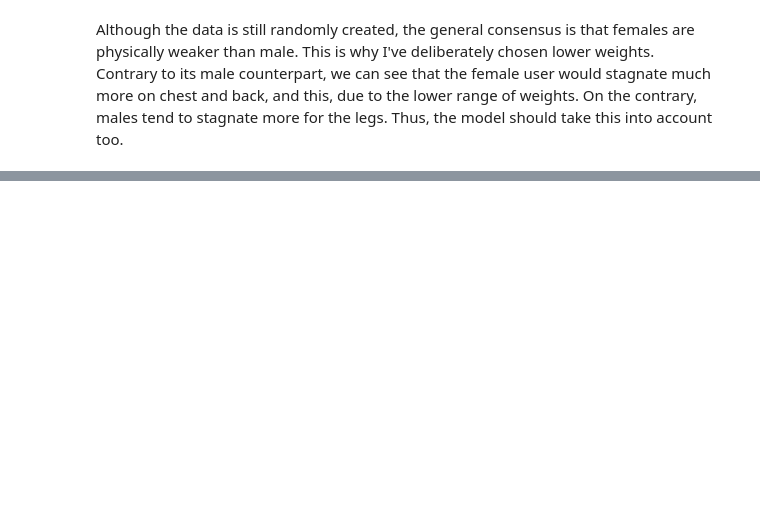
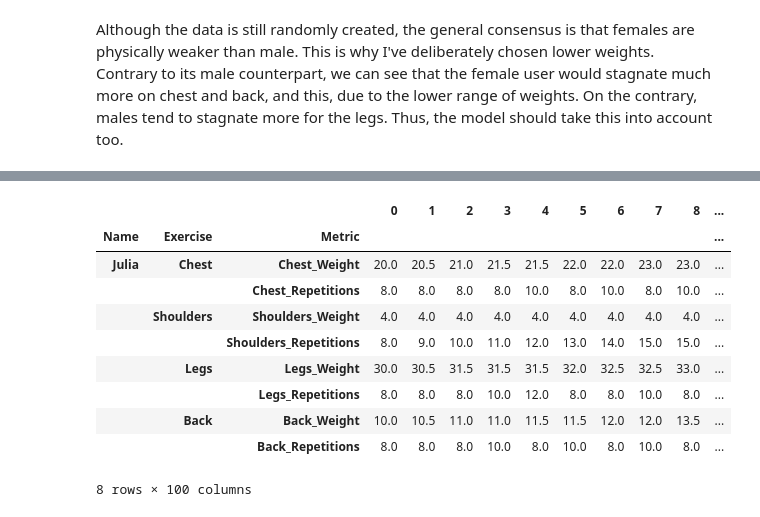
Before and after one commit to Clement733/workout_planner, a Jupyter notebook: data_improvement.ipynb, the cells around one changed output, grey strips where cells are left out. Saved outputs shown, nothing was run; the diff lists cells and outputs as text; code cells hidden in the pictures; blank space fills up the shorter version.

```diff
--- a/data_improvement.ipynb
+++ b/data_improvement.ipynb
@@ -216,0 +243,22 @@ Contrary to its male counterpart, we can see that the female user would stagnate
+# %%
+arrays = [
+    np.array(['Julia', 'Julia', 'Julia', 'Julia', 'Julia', 'Julia', 'Julia', 'Julia']),
+    np.array(['Chest', 'Chest', 'Shoulders', 'Shoulders', 'Legs', 'Legs', 'Back', 'Back']),
+    np.array(['Chest_Weight', 'Chest_Repetitions', 'Shoulders_Weight', 'Shoulders_Repetitions', 'Legs_Weight',
+              'Legs_Repetitions', 'Back_Weight', 'Back_Repetitions'])
+]
+index = pd.MultiIndex.from_arrays(arrays, names=('Name', 'Exercise', 'Metric'))
+df_julia = pd.DataFrame(list_julia, index=index)
+df_julia
+# %% [output]
+|  |  |  | 0 | 1 | 2 | 3 | 4 | 5 | 6 | 7 | 8 | ... |
+| Name | Exercise | Metric |  |  |  |  |  |  |  |  |  | ... |
+| Julia | Chest | Chest_Weight | 20.0 | 20.5 | 21.0 | 21.5 | 21.5 | 22.0 | 22.0 | 23.0 | 23.0 | ... |
+|  |  | Chest_Repetitions | 8.0 | 8.0 | 8.0 | 8.0 | 10.0 | 8.0 | 10.0 | 8.0 | 10.0 | ... |
+|  | Shoulders | Shoulders_Weight | 4.0 | 4.0 | 4.0 | 4.0 | 4.0 | 4.0 | 4.0 | 4.0 | 4.0 | ... |
+|  |  | Shoulders_Repetitions | 8.0 | 9.0 | 10.0 | 11.0 | 12.0 | 13.0 | 14.0 | 15.0 | 15.0 | ... |
+|  | Legs | Legs_Weight | 30.0 | 30.5 | 31.5 | 31.5 | 31.5 | 32.0 | 32.5 | 32.5 | 33.0 | ... |
+|  |  | Legs_Repetitions | 8.0 | 8.0 | 8.0 | 10.0 | 12.0 | 8.0 | 8.0 | 10.0 | 8.0 | ... |
+|  | Back | Back_Weight | 10.0 | 10.5 | 11.0 | 11.0 | 11.5 | 11.5 | 12.0 | 12.0 | 13.5 | ... |
+|  |  | Back_Repetitions | 8.0 | 8.0 | 8.0 | 10.0 | 8.0 | 10.0 | 8.0 | 10.0 | 8.0 | ... |
+8 rows × 100 columns
```
Also changed, not shown: parts of 8 cells of this notebook.
